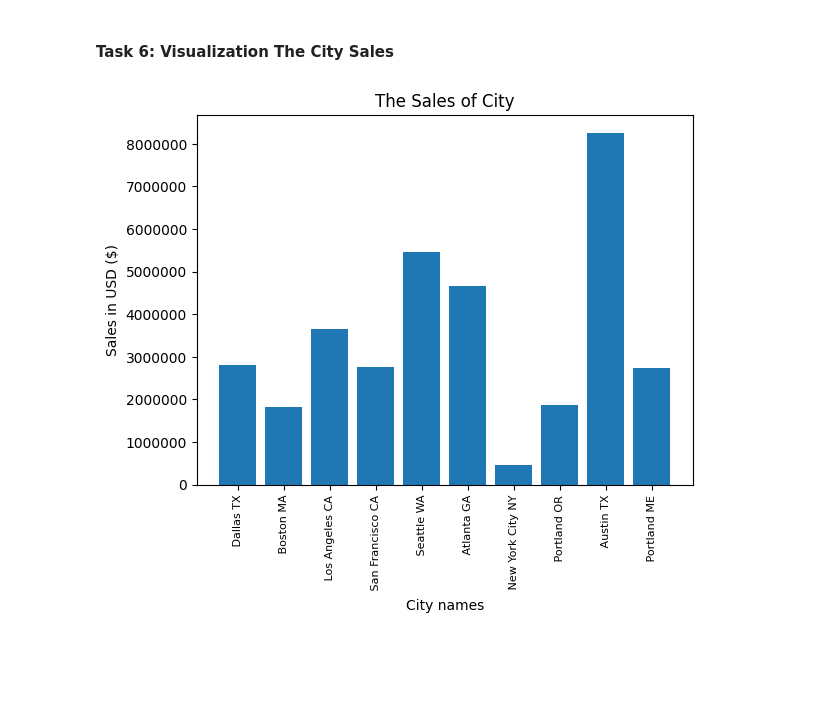
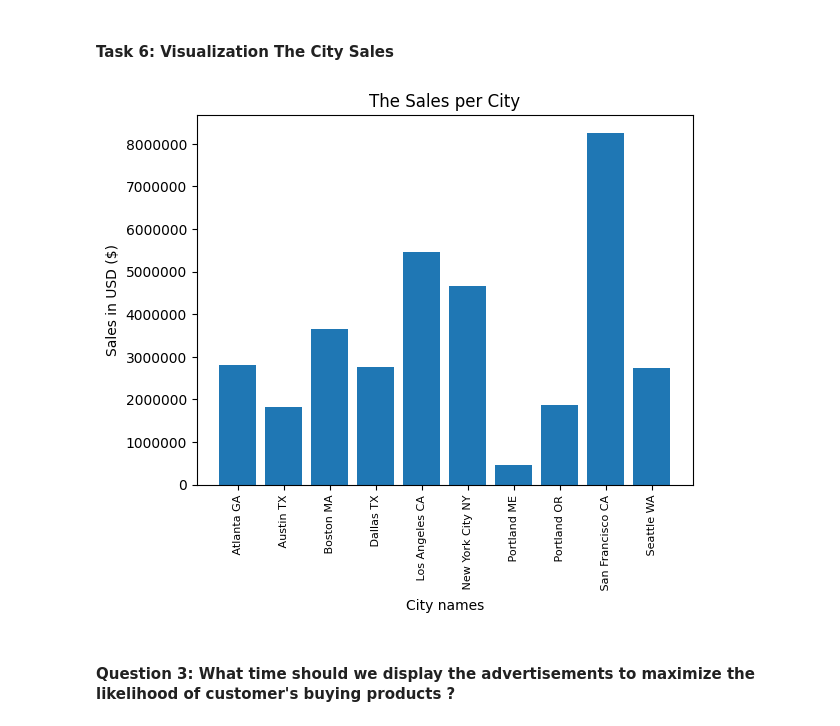
Before and after one commit to emilyle91/sales-analysis, a Jupyter notebook: Sales_Analysis.ipynb, the cells around one changed output. Saved outputs shown, nothing was run; the diff lists cells and outputs as text; code cells hidden in the pictures; blank space fills up the shorter version.

Commit message:
Begin Question 3 and convert datatime format

```diff
--- a/Sales_Analysis.ipynb
+++ b/Sales_Analysis.ipynb
@@ -130,16 +130,18 @@ The city has the highest sales is  San Francisco CA with 8262203.91
 # %% [markdown]
 #### Task 6: Visualization The City Sales
 # %%
-cities = all_data["City"].unique()
+cities = [city for city, df in all_data.groupby('City')]
 
 fig, ax = plt.subplots()
 ax.yaxis.get_major_formatter().set_scientific(False)
 ax.yaxis.get_major_formatter().set_useOffset(False)
 ax.bar(cities, result1["Sales"])
 plt.title("The Sales per City")
 plt.xticks(cities, rotation= 'vertical', size = 8)
 plt.ylabel("Sales in USD ($)")
 plt.xlabel("City names")
 plt.show()
 # %% [output]
-[figure, old version]
+[figure, new version]
+# %% [markdown]
+#### Question 3: What time should we display the advertisements to maximize the likelihood of customer's buying products ?
```
Also changed, not shown: parts of 2 cells of this notebook.
